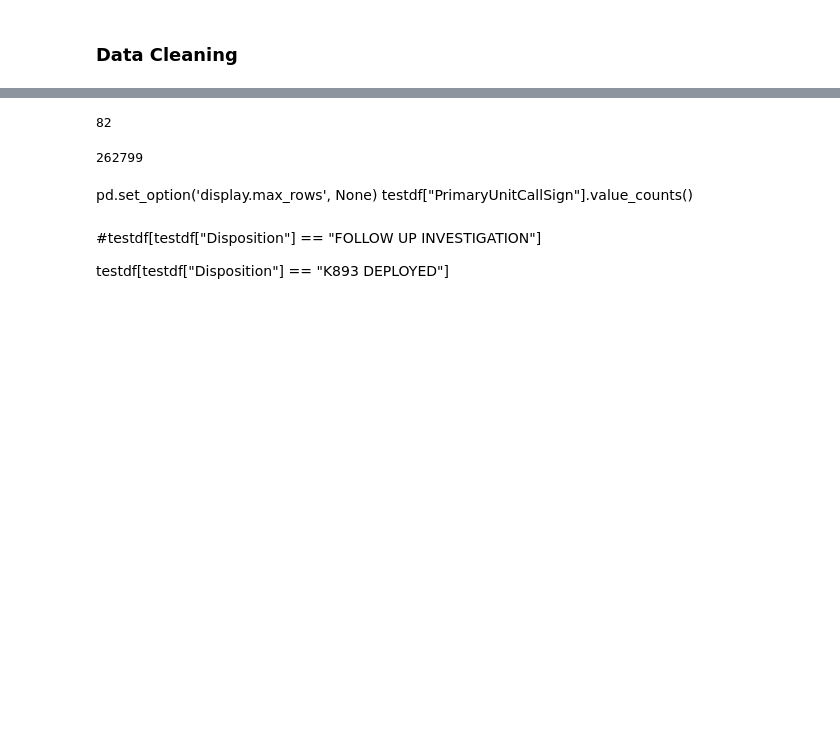
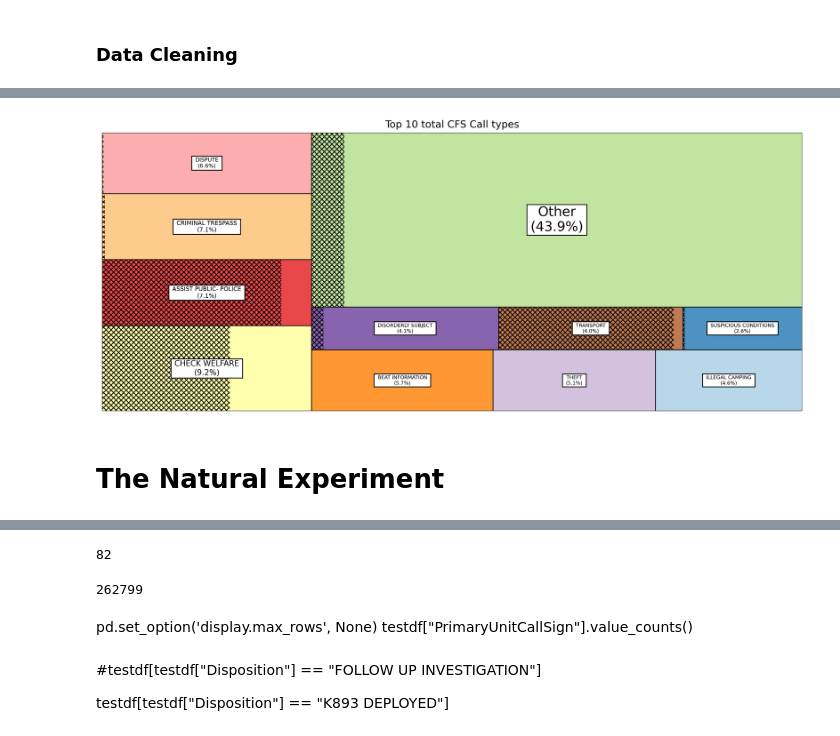
Before and after one commit to Nathan-M-Burton/CAHOOTS_DIVERSIONS, a Jupyter notebook: scratch_notebook.ipynb, the cells around one changed output, grey strips where cells are left out. Drawn from its saved outputs; the diff is of its cells as text; code cells hidden in the pictures; blank space fills up the shorter version.

Commit message:
Added Natural EXP

```diff
--- a/scratch_notebook.ipynb
+++ b/scratch_notebook.ipynb
@@ -10,0 +448,18 @@ CAD_data = pd.read_csv(file_path)
+# %%
+title = "Top 10 total CFS Call types"
+top_n = 10
+group_others = True
+
+
+overlap_table = prop_table(CAD_data)
+#color_list = plt.cm.Paired.colors
+#color_list = plt.get_cmap('tab20').colors
+
+#overlap_table = prop_table(CAD_data)
+overlap_table = prop_table(dataset_builder(CAD_data, dispatched=False, arrived=False, time=['2016', '2021', 'calltime']))
+color_list = plt.cm.Paired.colors
+create_treemap_adv(overlap_table, title=title, top_n=top_n, group_others=group_others, color_list=color_list , min_label_area_ratio=0.005)
+# %% [output]
+[figure, added]
+# %% [markdown]
+# The Natural Experiment
```
Also changed, not shown: parts of 31 cells of this notebook, 4 other files.
